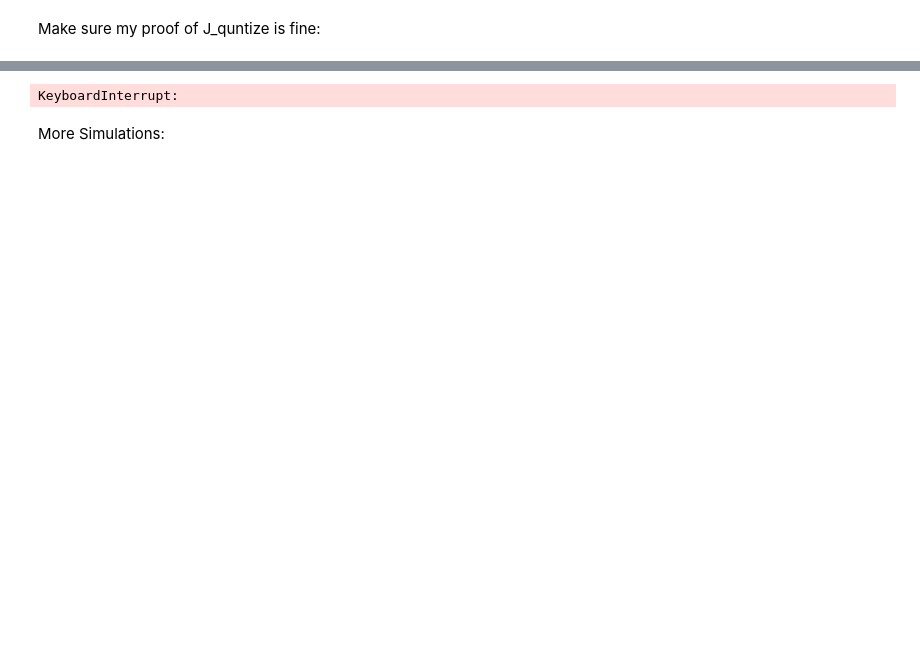
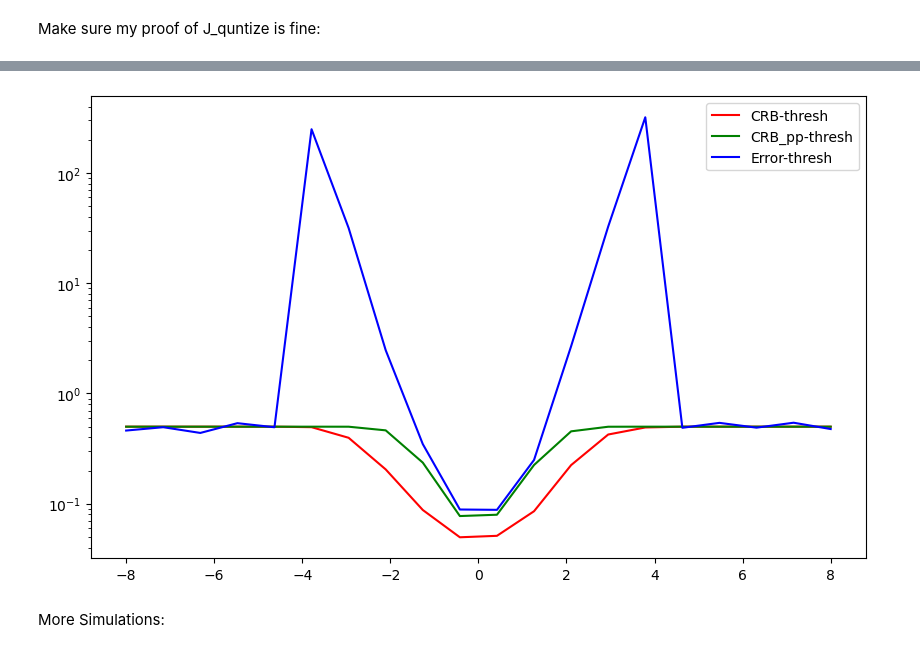
Before and after one commit to mazyaniv/Channel_Estimation, a Jupyter notebook: yaniv.ipynb, the cells around one changed output, grey strips where cells are left out. Saved outputs shown, nothing was run; the diff lists cells and outputs as text; code cells hidden in the pictures; blank space fills up the shorter version.

```diff
--- a/yaniv.ipynb
+++ b/yaniv.ipynb
@@ -489,25 +490,28 @@ plt.show()
 # plt.legend()
 # plt.show()
 # %%
-thresh_space = np.linspace(-8,8,30)
+new_sim=200
+thresh_space = np.linspace(-8,8,20)
 matrix_const = Matrix(na,nq)
+thresh_const = np.ones((M*nq, 1))
 # thresh_real = thresh_G(nq,matrix_const[1])[0]
 # thresh_imag = thresh_G(nq,matrix_const[1])[1]
-thresh_const = np.ones((M*nq, 1))
 
-L_Estimator_numerical = [MSE_general_numerical(1,1, na,nq, matrix_const, sim,epsilon,thresh_space[i]*thresh_const,thresh_space[i]*thresh_const) for i in range(len(thresh_space))]
-CRB1 = [CRB(1,1,na,nq,matrix_const,1,sim,thresh_space[i]*thresh_const,thresh_space[i]*thresh_const) for i in range(len(thresh_space))]
+L_Estimator_numerical = [MSE_general_numerical(1,1, na,nq, matrix_const, new_sim,epsilon,thresh_space[i]*thresh_const,thresh_space[i]*thresh_const) for i in range(len(thresh_space))]
+CRB1 = [CRB(1,1,na,nq,matrix_const,1,new_sim,thresh_space[i]*thresh_const,thresh_space[i]*thresh_const) for i in range(len(thresh_space))]
+CRB_pp1 = [CRB_pp(1,1,na,nq,matrix_const,new_sim,thresh_space[i]*thresh_const,thresh_space[i]*thresh_const) for i in range(len(thresh_space))]
 ######################
 fig = plt.figure(figsize=(10, 6))
 plt.plot(thresh_space, CRB1, color="red", label='CRB-thresh')
+plt.plot(thresh_space, CRB_pp1, color="green", label='CRB_pp-thresh')
 plt.plot(thresh_space, L_Estimator_numerical, color="blue", label='Error-thresh')
 
 #plt.title("M={}, mu={}, variance ={}".format(M,mu,round(2*pow(sigma_teta,2))))
 plt.yscale('log')
 plt.legend()
 plt.show()
 # %% [output]
-KeyboardInterrupt:
+[figure, added]
 # %% [markdown]
 More Simulations:
 # %%
```
Also changed, not shown: parts of 7 cells of this notebook.
